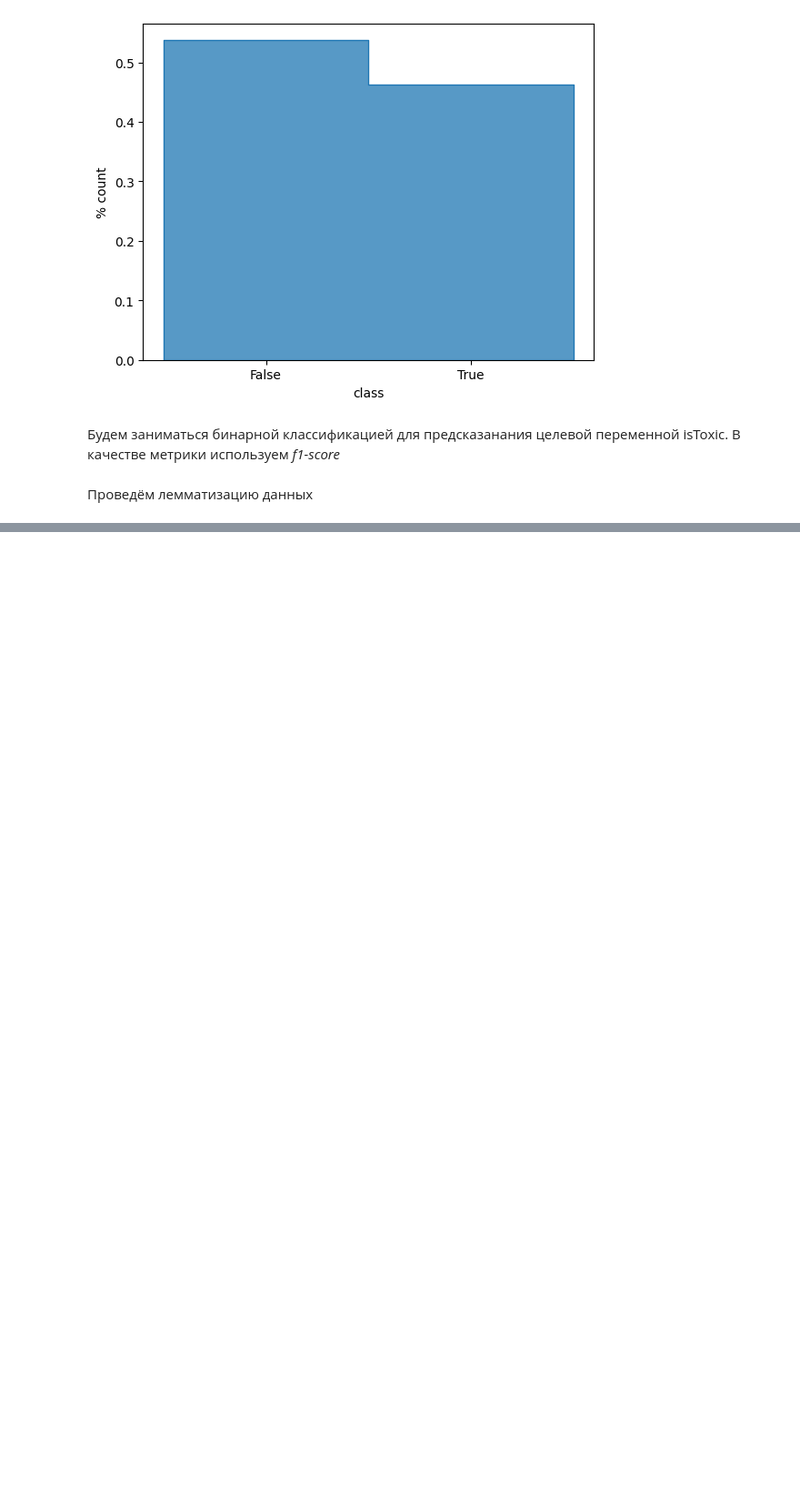
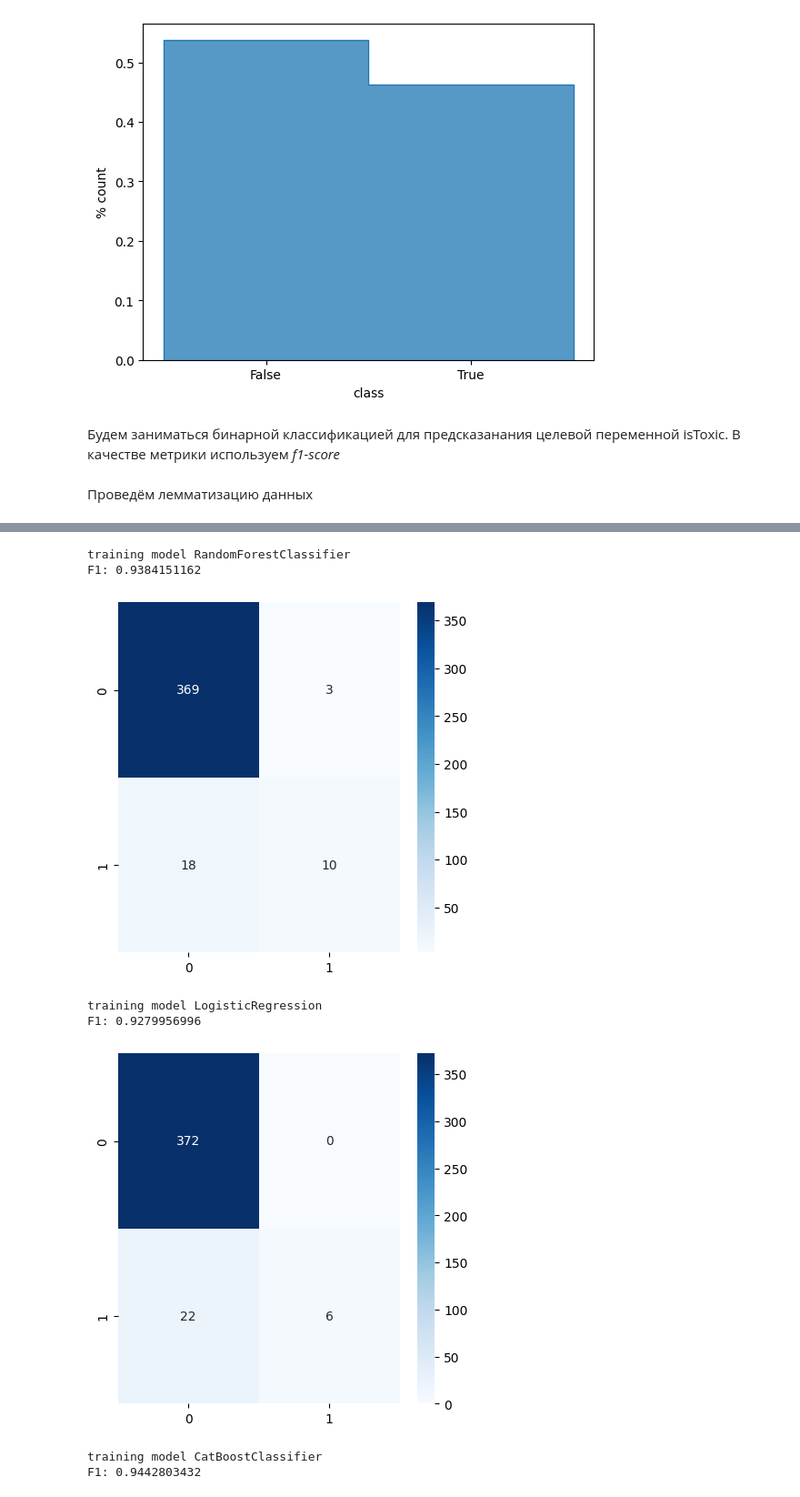
Before and after one commit to setday/HSE_ML_SP2024, a Jupyter notebook: notebooks/start.ipynb, the cells around one changed output, grey strips where cells are left out. Shown at 91% size. Saved outputs shown, nothing was run; the diff lists cells and outputs as text; code cells hidden in the pictures; blank space fills up the shorter version.

Commit message:
add baseline models

```diff
--- a/notebooks/start.ipynb
+++ b/notebooks/start.ipynb
@@ -164,0 +182,3 @@ df2_lemmatized.sample(3)
+# %%
+RANDOM_STATE = 42
+X_train, X_test, y_train, y_test = train_test_split(X, y, test_size=0.2, random_state=RANDOM_STATE)
@@ -164,0 +189,24 @@ df2_lemmatized.sample(3)
+# %%
+clf = RandomForestClassifier(n_estimators=1000, random_state=RANDOM_STATE)
+lr = LogisticRegression(random_state=RANDOM_STATE)
+cb = CatBoostClassifier(random_state=RANDOM_STATE, verbose=0)
+# %%
+models = {'RandomForestClassifier': clf, 'LogisticRegression': lr, 'CatBoostClassifier': cb}
+# %%
+def fit_predict(model, X_train, X_test, y_train, y_test):
+    model.fit(X_train, y_train)
+    y_pred = model.predict(X_test)
+    show_model_perfection_metrics(y_pred=y_pred, y_test=y_test)
+# %%
+for name, model in models.items():
+    print(f"training model {name}")
+    fit_predict(model, X_train, X_test, y_train, y_test)
+# %% [output]
+training model RandomForestClassifier
+F1: 0.9384151162
+[figure, added]
+training model LogisticRegression
+F1: 0.9279956996
+[figure, added]
+training model CatBoostClassifier
+F1: 0.9442803432
```
Also changed, not shown: parts of 29 cells of this notebook, 1 other file.
